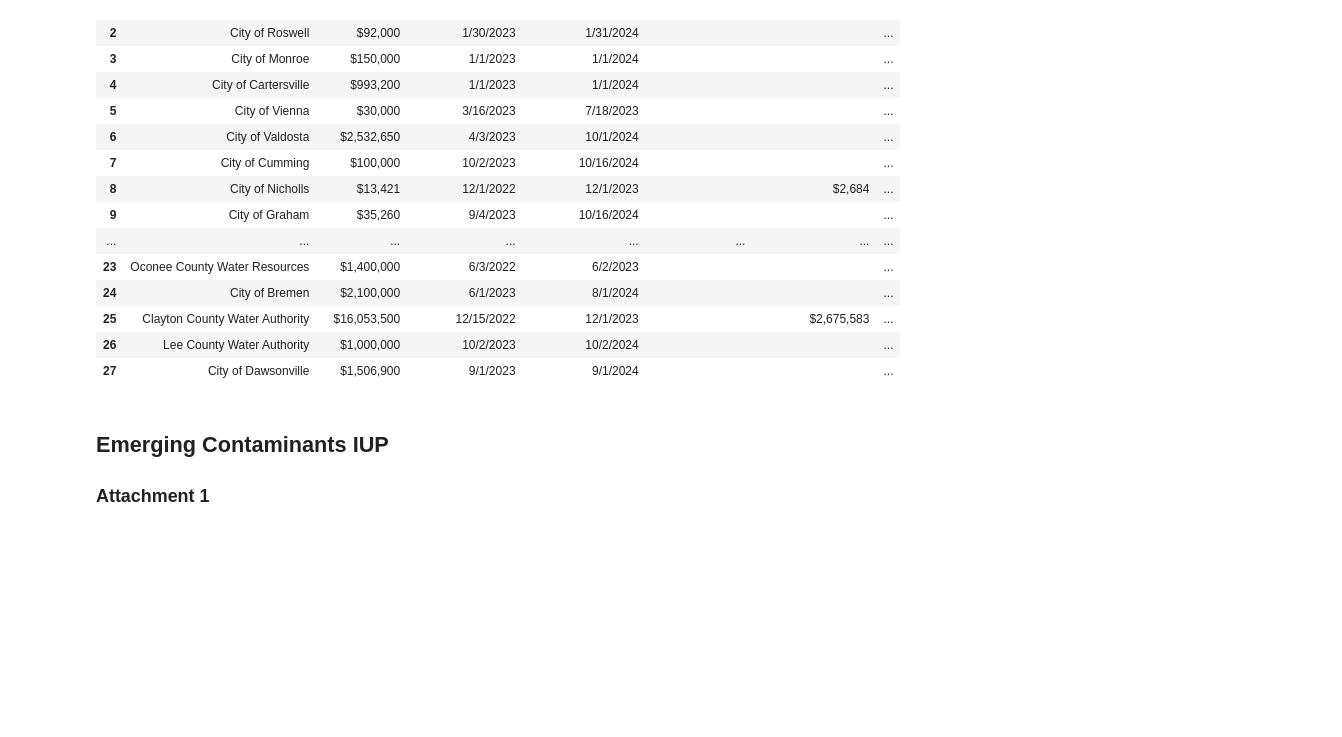
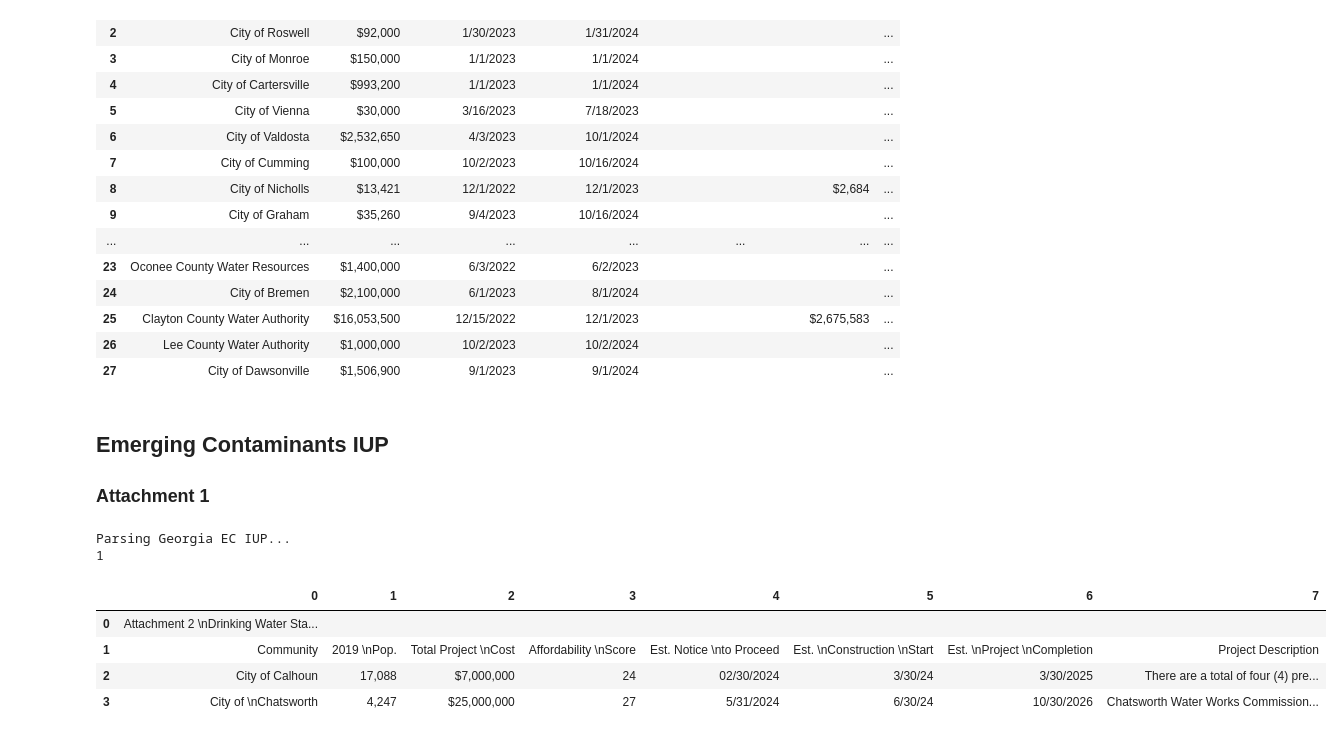
Before and after one commit to Environmental-Policy-Innovation-Center/dw-dashboard, a Jupyter notebook: pdf-parsing-code/ppl-parse-ga.ipynb, the cells around one changed output. Drawn from its saved outputs; the diff is of its cells as text; code cells hidden in the pictures; blank space fills up the shorter version.

```diff
--- a/pdf-parsing-code/ppl-parse-ga.ipynb
+++ b/pdf-parsing-code/ppl-parse-ga.ipynb
@@ -303,0 +301,17 @@ ga_lead_2.to_csv("../data/srf-ppl/10-Georgia_Lead_IUP_A2.csv", index=False)
+# %%
+print("Parsing Georgia EC IUP...")
+# get the full table
+ga_ec_1 = camelot.read_pdf("https://gefa.georgia.gov/document/document/2022-dwsrf-emerging-contaminants-iup-draft/download",
+                           pages='8', flavor='lattice')
+print(len(ga_ec_1))
+# %% [output]
+Parsing Georgia EC IUP...
+1
+# %%
+ga_ec_1[0].df
+# %% [output]
+|  | 0 | 1 | 2 | 3 | 4 | 5 | 6 | 7 |
+| 0 | Attachment 2 \nDrinking Water Sta... |  |  |  |  |  |  |  |
+| 1 | Community | 2019 \nPop. | Total Project \nCost | Affordability \nScore | Est. Notice \nto Proceed | Est. \nConstruction \nStart | Est. \nProject \nCompletion | Project Description |
+| 2 | City of Calhoun | 17,088 | $7,000,000 | 24 | 02/30/2024 | 3/30/24 | 3/30/2025 | There are a total of four (4) pre... |
+| 3 | City of \nChatsworth | 4,247 | $25,000,000 | 27 | 5/31/2024 | 6/30/24 | 10/30/2026 | Chatsworth Water Works Commission... |
```
Also changed, not shown: parts of 11 cells of this notebook, 2 other files.
